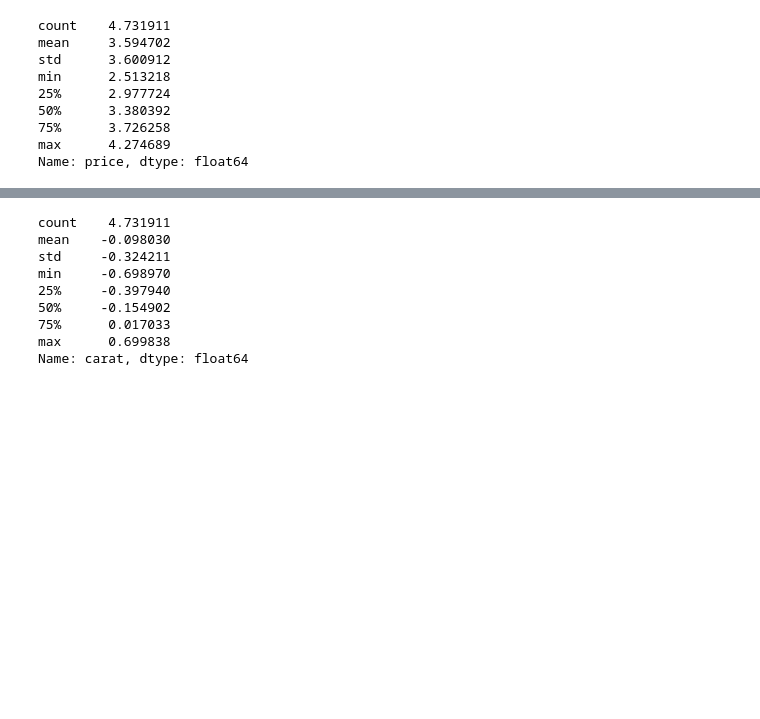
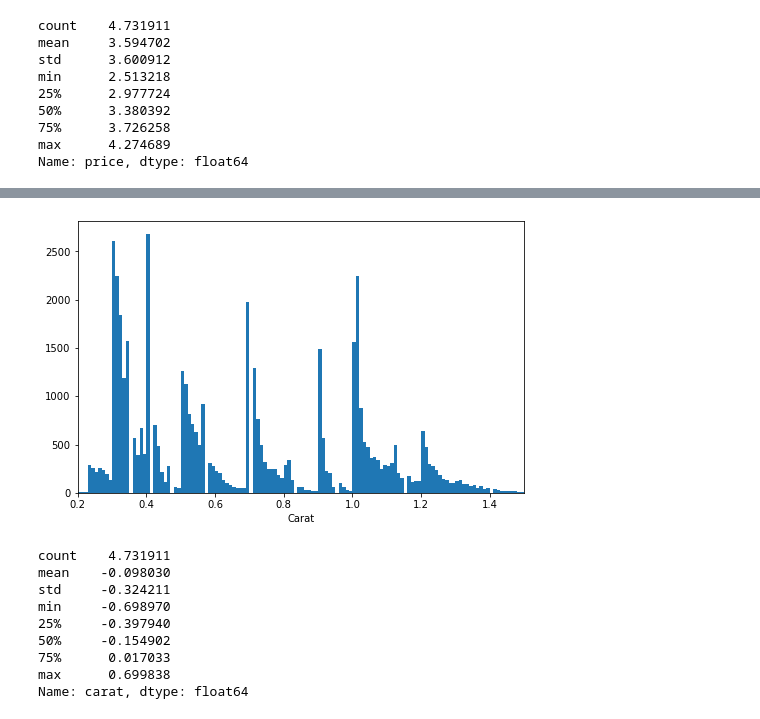
Before and after one commit to leqilu67/diamonds_study, a Jupyter notebook: diamond_study.ipynb, the cells around one changed output, grey strips where cells are left out. Saved outputs shown, nothing was run; the diff lists cells and outputs as text; code cells hidden in the pictures; blank space fills up the shorter version.

```diff
--- a/diamond_study.ipynb
+++ b/diamond_study.ipynb
@@ -104,3 +143,14 @@ plt.xlim(0, 2.5);
+# %%
+# investigating further on an even smaller bin size
+binsize = 0.01
+bins = np.arange(0, diamonds['carat'].max()+binsize, binsize)
+
+plt.figure(figsize=[8,5])
+plt.hist(data=diamonds, x='carat', bins=bins)
+plt.xlim(0.2, 1.5)
+plt.xlabel('Carat');
+# %% [output]
+[figure, added]
 # %%
 np.log10(diamonds['carat'].describe())
 # %% [output]
```
Also changed, not shown: parts of 62 cells of this notebook.
